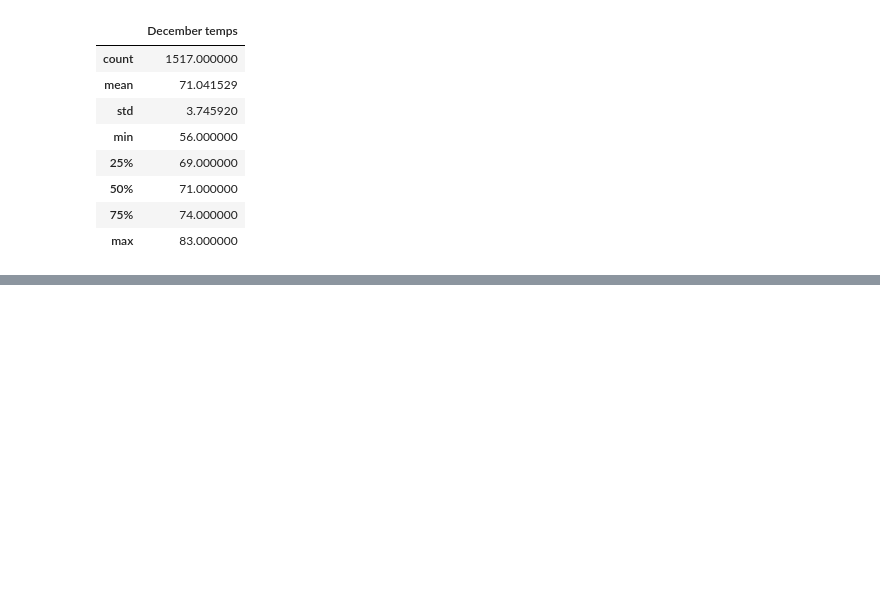
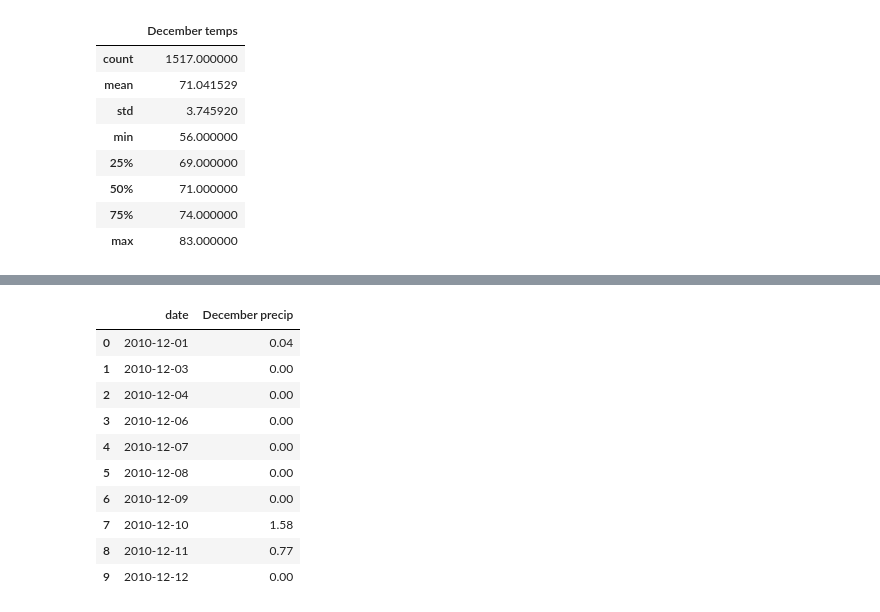
Before and after one commit to Caracalla1081/surfs_up, a Jupyter notebook: Module 9 Challenge/Starter_Code/SurfsUp_Challenge.ipynb, the cells around one changed output, grey strips where cells are left out. Saved outputs shown, nothing was run; the diff lists cells and outputs as text; code cells hidden in the pictures; blank space fills up the shorter version.

```diff
--- a/Module 9 Challenge/Starter_Code/SurfsUp_Challenge.ipynb
+++ b/Module 9 Challenge/Starter_Code/SurfsUp_Challenge.ipynb
@@ -142,0 +201,3 @@ dec_temp_list_df.describe()
+# %%
+#Write a query that filters the Measurement table to retrieve the precipitation for the month of December.
+december_precipitation_list = session.query(Measurement.date, Measurement.prcp).filter(extract('month', Measurement.date)==12).all()
@@ -142,0 +226,16 @@ dec_temp_list_df.describe()
+# %%
+#Create a DataFrame from the list of precipitation for the month of June.
+december_precipitation_list_df = pd.DataFrame(december_precipitation_list, columns=['date', 'December precip'])
+december_precipitation_list_df.head(10)
+# %% [output]
+|  | date | December precip |
+| 0 | 2010-12-01 | 0.04 |
+| 1 | 2010-12-03 | 0.00 |
+| 2 | 2010-12-04 | 0.00 |
+| 3 | 2010-12-06 | 0.00 |
+| 4 | 2010-12-07 | 0.00 |
+| 5 | 2010-12-08 | 0.00 |
+| 6 | 2010-12-09 | 0.00 |
+| 7 | 2010-12-10 | 1.58 |
+| 8 | 2010-12-11 | 0.77 |
+| 9 | 2010-12-12 | 0.00 |
```
Also changed, not shown: parts of 8 cells of this notebook, 4 other files.
